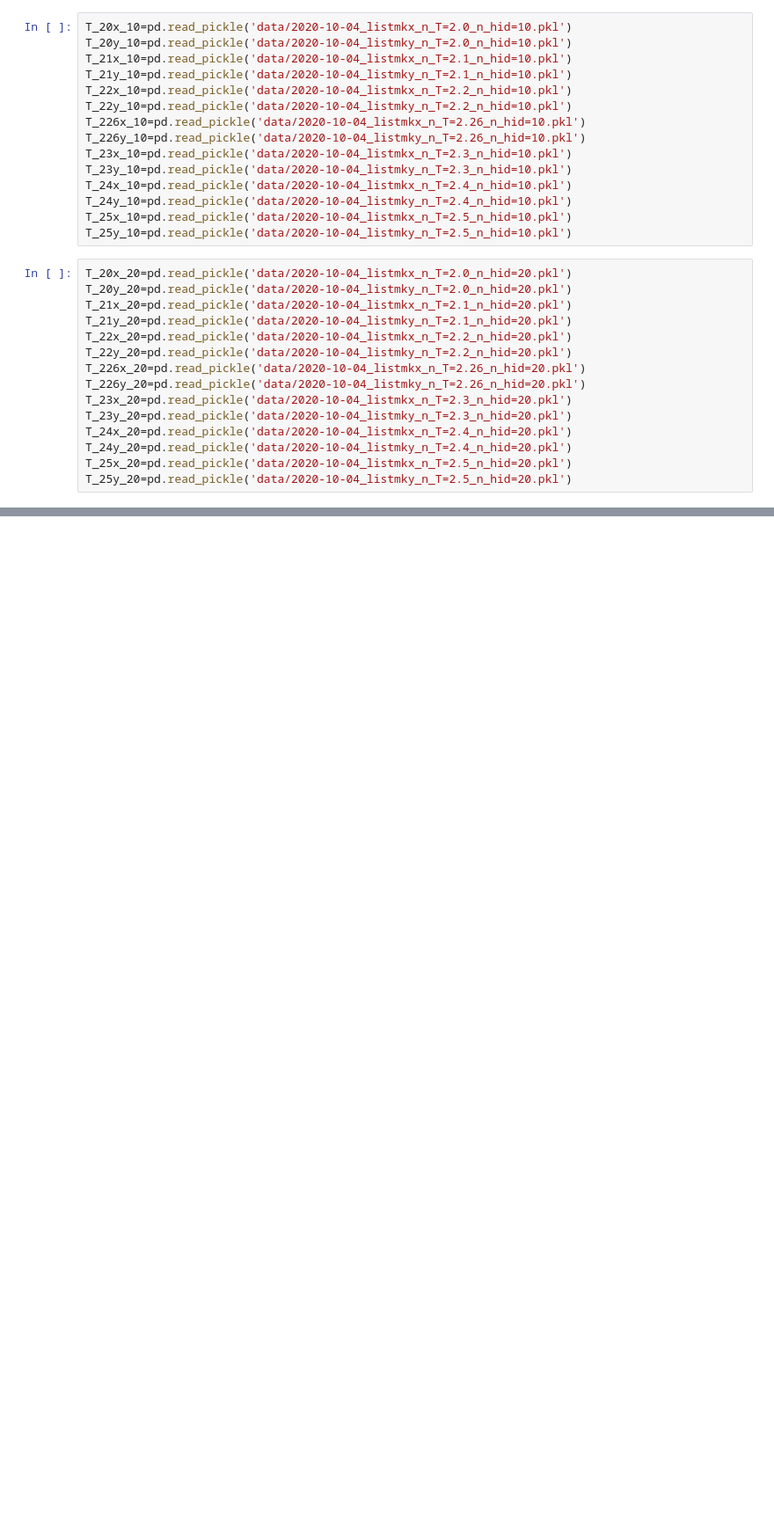
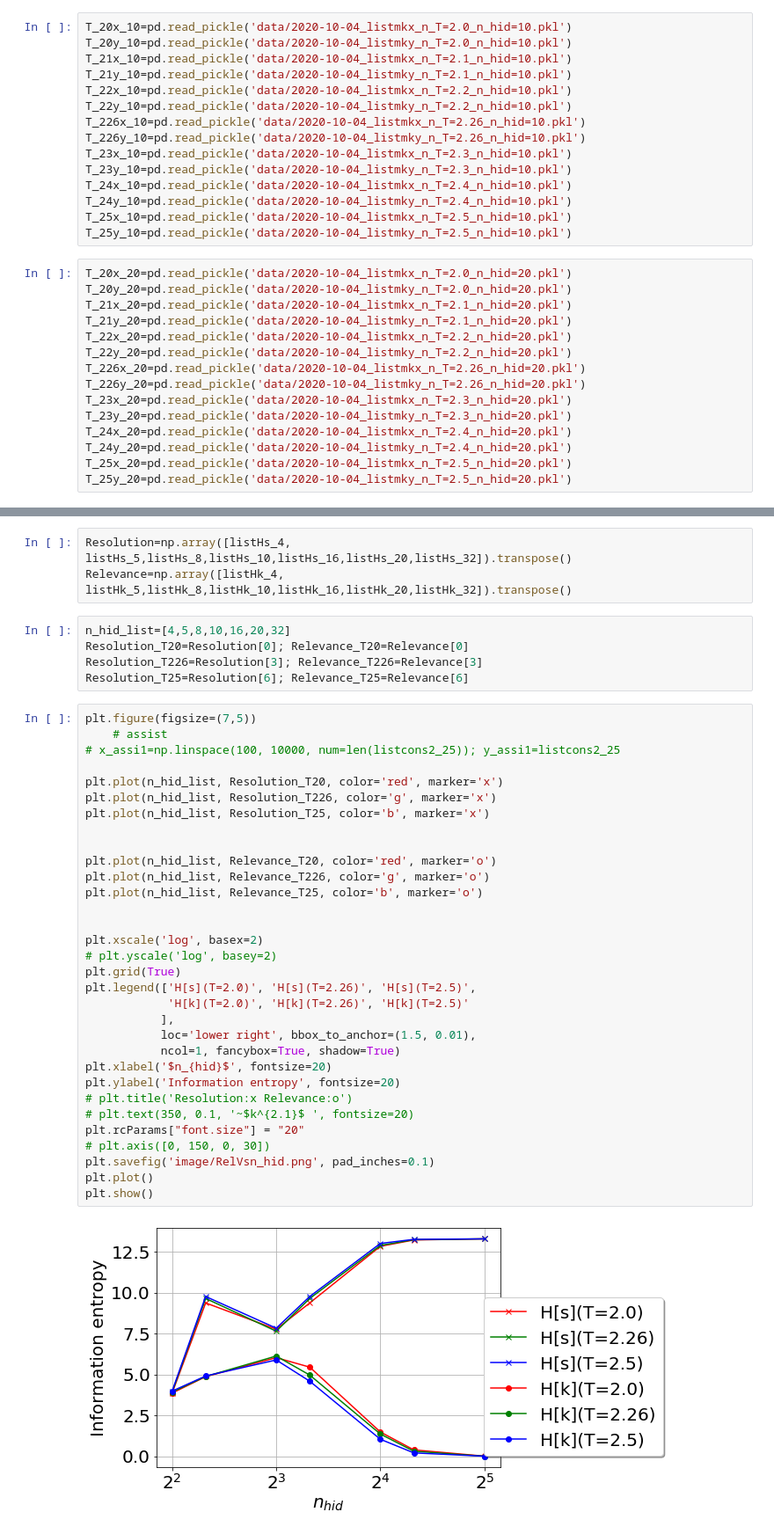
Before and after one commit to physicaone/physicaone, a Jupyter notebook: RRbyTemp.ipynb, the cells around one changed output, grey strips where cells are left out. Shown: that part at 88% size. Cells and saved outputs as stored; diff of their text form; blank space fills up the shorter version.

```diff
--- a/RRbyTemp.ipynb
+++ b/RRbyTemp.ipynb
@@ -309,6 +308,48 @@ listHk_5.append(get_H_k(T_226x_5, T_226y_5))
 listHk_5.append(get_H_k(T_23x_5, T_23y_5))
 listHk_5.append(get_H_k(T_24x_5, T_24y_5))
 listHk_5.append(get_H_k(T_25x_5, T_25y_5))
+# %%
+Resolution=np.array([listHs_4, listHs_5,listHs_8,listHs_10,listHs_16,listHs_20,listHs_32]).transpose()
+Relevance=np.array([listHk_4, listHk_5,listHk_8,listHk_10,listHk_16,listHk_20,listHk_32]).transpose()
+# %%
+n_hid_list=[4,5,8,10,16,20,32]
+Resolution_T20=Resolution[0]; Relevance_T20=Relevance[0]
+Resolution_T226=Resolution[3]; Relevance_T226=Relevance[3]
+Resolution_T25=Resolution[6]; Relevance_T25=Relevance[6]
+# %%
+plt.figure(figsize=(7,5))
+    # assist
+# x_assi1=np.linspace(100, 10000, num=len(listcons2_25)); y_assi1=listcons2_25
+
+plt.plot(n_hid_list, Resolution_T20, color='red', marker='x')
+plt.plot(n_hid_list, Resolution_T226, color='g', marker='x')
+plt.plot(n_hid_list, Resolution_T25, color='b', marker='x')
+
+
+plt.plot(n_hid_list, Relevance_T20, color='red', marker='o')
+plt.plot(n_hid_list, Relevance_T226, color='g', marker='o')
+plt.plot(n_hid_list, Relevance_T25, color='b', marker='o')
+
+
+plt.xscale('log', basex=2)
+# plt.yscale('log', basey=2)
+plt.grid(True)
+plt.legend(['H[s](T=2.0)', 'H[s](T=2.26)', 'H[s](T=2.5)',
+            'H[k](T=2.0)', 'H[k](T=2.26)', 'H[k](T=2.5)'
+           ],
+           loc='lower right', bbox_to_anchor=(1.5, 0.01),
+           ncol=1, fancybox=True, shadow=True)
+plt.xlabel('$n_{hid}$', fontsize=20)
+plt.ylabel('Information entropy', fontsize=20)
+# plt.title('Resolution:x Relevance:o')
+# plt.text(350, 0.1, '~$k^{2.1}$ ', fontsize=20)
+plt.rcParams["font.size"] = "20"
+# plt.axis([0, 150, 0, 30])
+plt.savefig('image/RelVsn_hid.png', pad_inches=0.1)
+plt.plot()
+plt.show()
+# %% [output]
+[figure, added]
 # %%
 plt.figure(figsize=(7,5))
     # assist
```
Also changed, not shown: parts of 2 cells of this notebook.
